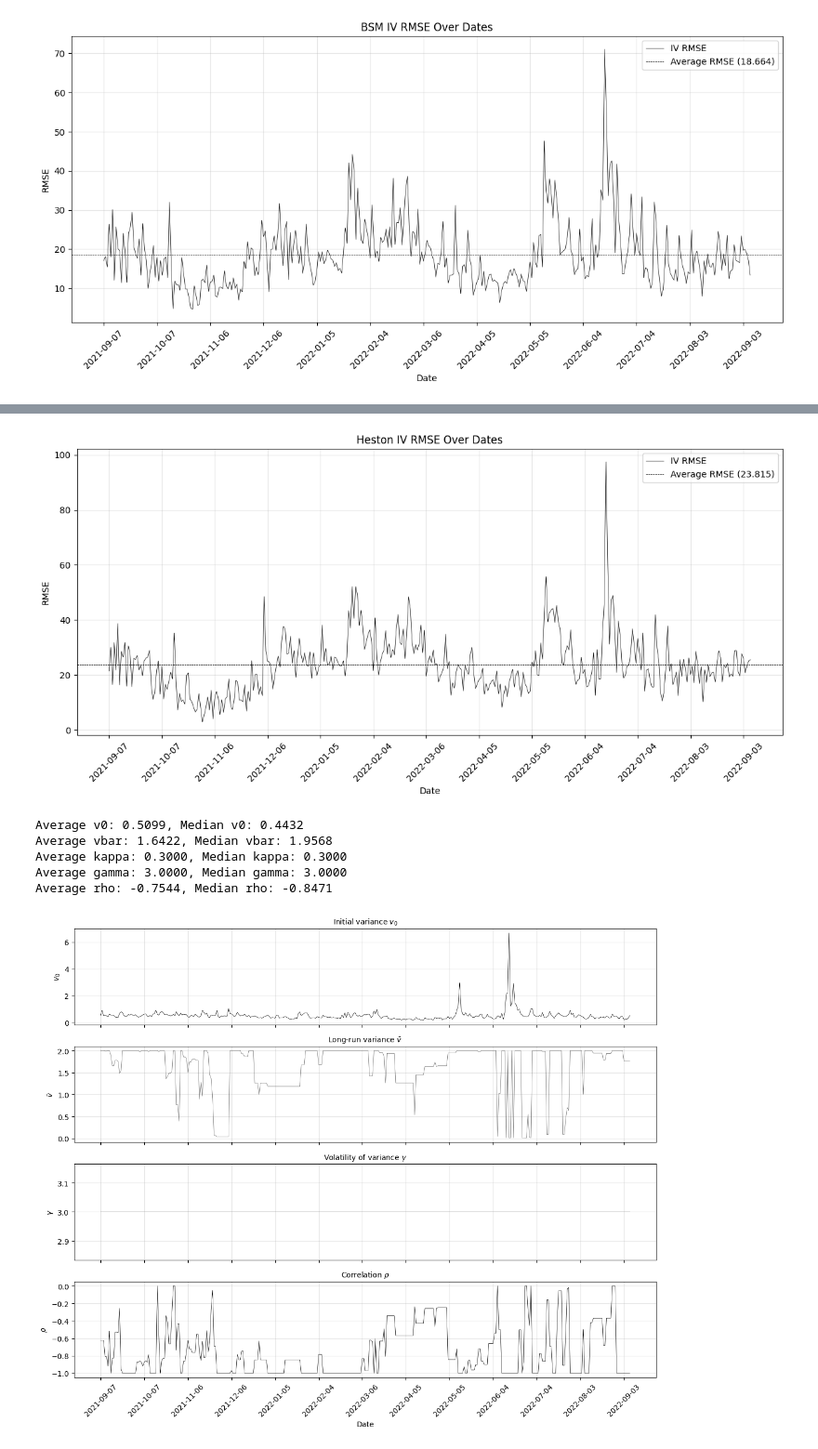
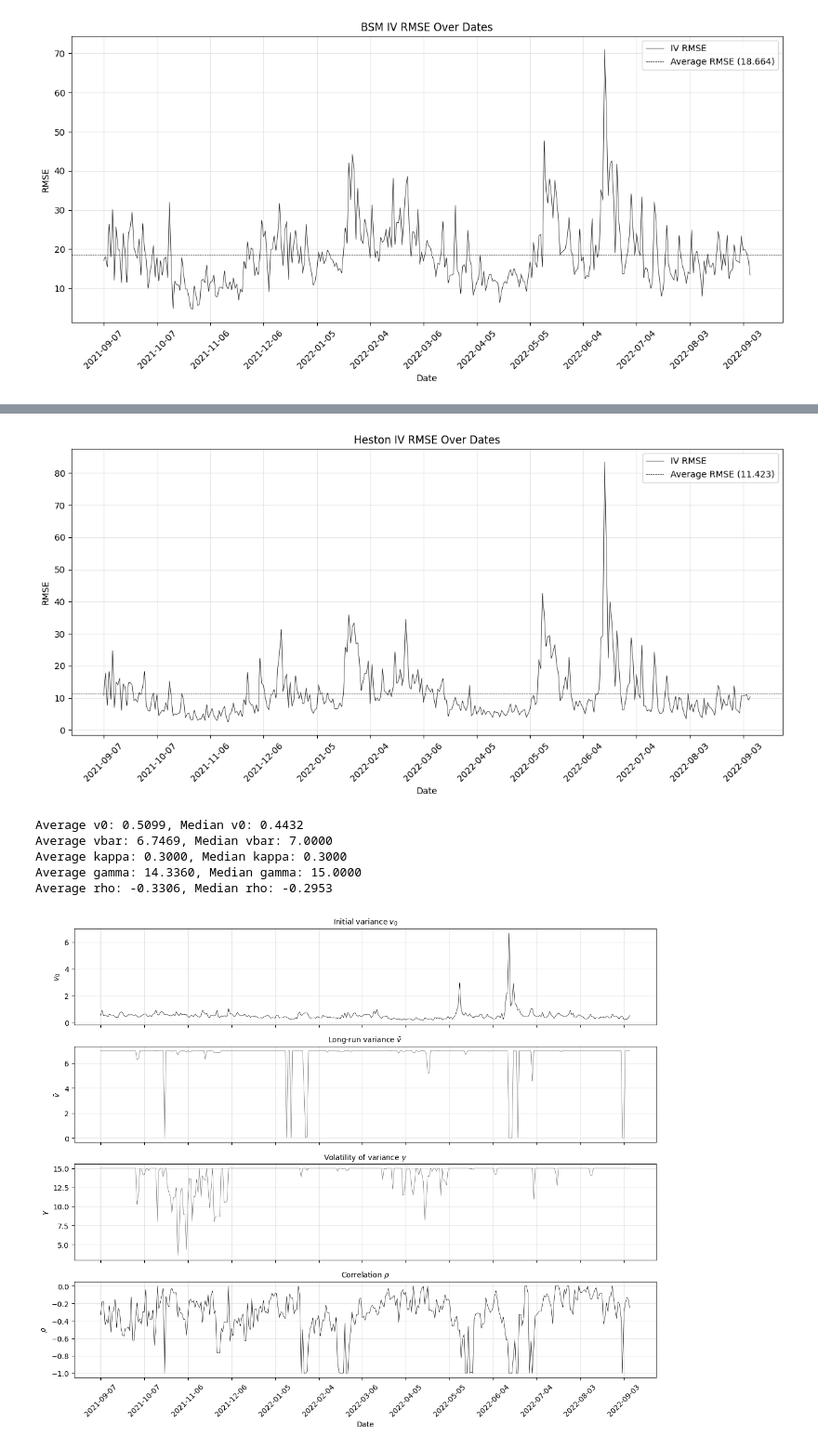
Before and after one commit to jorismilot/optimal-gamma-hedging, a Jupyter notebook: COS_Pricers/Results/COS_Pricer_Results.ipynb, the cells around one changed output, grey strips where cells are left out. Shown at 93% size. Cells and saved outputs as stored; diff of their text form; code cells hidden in the pictures.

Commit message:
Improved N and L values. Next part: complete hedging analysis.

```diff
--- a/COS_Pricers/Results/COS_Pricer_Results.ipynb
+++ b/COS_Pricers/Results/COS_Pricer_Results.ipynb
@@ -188,5 +190,5 @@ Average p1: 0.1539, Median p₁: 0.0578
 # %%
-results_heston = pd.read_csv('/Users/joris/Documents/Master QF/Thesis/optimal-gamma-hedging/COS_Pricers/Data/Calibration/heston_calibration_summary.csv')
+results_heston = pd.read_csv(f'/Users/joris/Documents/Master QF/Thesis/optimal-gamma-hedging/COS_Pricers/Hourly_Results/Calibration/{hour}/heston_calibration_summary_{hour}.csv')
 avg_rmse_heston = results_heston['iv_rmse'].mean()
 
 # v0, v_bar, kappa, gamma, rho
@@ -229,38 +231,38 @@ axes[0].grid(True, linestyle='-', alpha=0.3)
 # v_bar
 axes[1].plot(dates, v_bar, color='dimgray', linewidth=0.5)
 axes[1].set_ylabel(r'$\bar{v}$')
 axes[1].set_title(r'Long-run variance $\bar{v}$', fontsize=10)
 axes[1].grid(True, linestyle='-', alpha=0.3)
 
 # gamma
 axes[2].plot(dates, gamma, color='dimgray', linewidth=0.5)
 axes[2].set_ylabel(r'$\gamma$')
 axes[2].set_title('Volatility of variance $\gamma$', fontsize=10)
 axes[2].grid(True, linestyle='-', alpha=0.3)
 
 # rho
 axes[3].plot(dates, rho, color='black', linewidth=0.5)
 axes[3].set_ylabel(r'$\rho$')
 axes[3].set_title(r'Correlation $\rho$', fontsize=10)
 axes[3].set_xlabel('Date')
 axes[3].grid(True, linestyle='-', alpha=0.3)
 
 # # kappa
 # axes[4].plot(dates, kappa, color='black', linewidth=0.5)
 # axes[4].set_ylabel(r'$\kappa$')
 # axes[4].set_title(r'Mean reversion speed $\kappa$', fontsize=10)
 # axes[4].grid(True, linestyle='-', alpha=0.3)
 
 # Format x-axis ticks
 plt.xticks(ticks=range(0, len(dates), 30), labels=dates.iloc[::30], rotation=45)
 plt.tight_layout()
 plt.show()
 # %% [output]
-[figure, old version]
+[figure, new version]
 Average v0: 0.5099, Median v0: 0.4432
-Average vbar: 1.6422, Median vbar: 1.9568
+Average vbar: 6.7469, Median vbar: 7.0000
 Average kappa: 0.3000, Median kappa: 0.3000
-Average gamma: 3.0000, Median gamma: 3.0000
-Average rho: -0.7544, Median rho: -0.8471
+Average gamma: 14.3360, Median gamma: 15.0000
+Average rho: -0.3306, Median rho: -0.2953
-[figure, old version]
+[figure, new version]
 # %%
```
Also changed, not shown: parts of 7 cells of this notebook, 3 other files.
